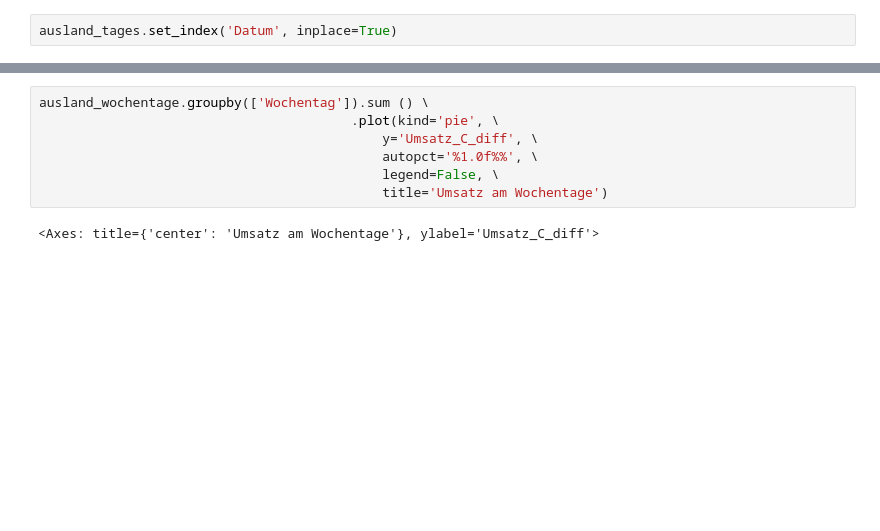
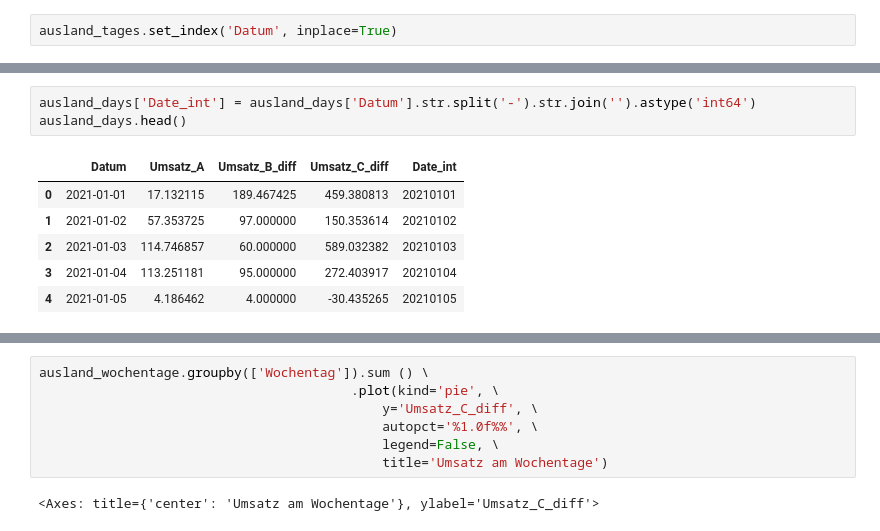
Before and after one commit to Wolfhardt/Praxisprojekt_Modul_2.2_Breakout2, a Jupyter notebook: Visual_Ausland.ipynb, the cells around one changed output, grey strips where cells are left out. Drawn from its saved outputs; the diff is of its cells as text; blank space fills up the shorter version.

```diff
--- a/Visual_Ausland.ipynb
+++ b/Visual_Ausland.ipynb
@@ -71,0 +101,10 @@ interactive(children=(SelectionSlider(continuous_update=False, description='Resa
+# %%
+ausland_days['Date_int'] = ausland_days['Datum'].str.split('-').str.join('').astype('int64')
+ausland_days.head()
+# %% [output]
+|  | Datum | Umsatz_A | Umsatz_B_diff | Umsatz_C_diff | Date_int |
+| 0 | 2021-01-01 | 17.132115 | 189.467425 | 459.380813 | 20210101 |
+| 1 | 2021-01-02 | 57.353725 | 97.000000 | 150.353614 | 20210102 |
+| 2 | 2021-01-03 | 114.746857 | 60.000000 | 589.032382 | 20210103 |
+| 3 | 2021-01-04 | 113.251181 | 95.000000 | 272.403917 | 20210104 |
+| 4 | 2021-01-05 | 4.186462 | 4.000000 | -30.435265 | 20210105 |
```
Also changed, not shown: parts of 10 cells of this notebook, 2 other files.
